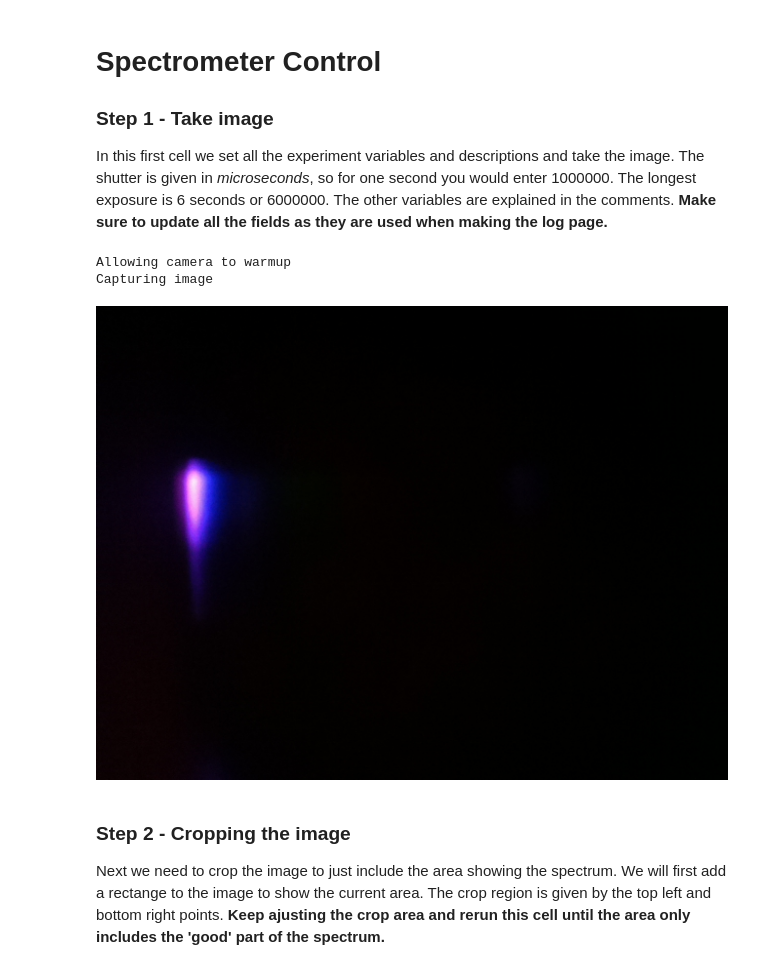
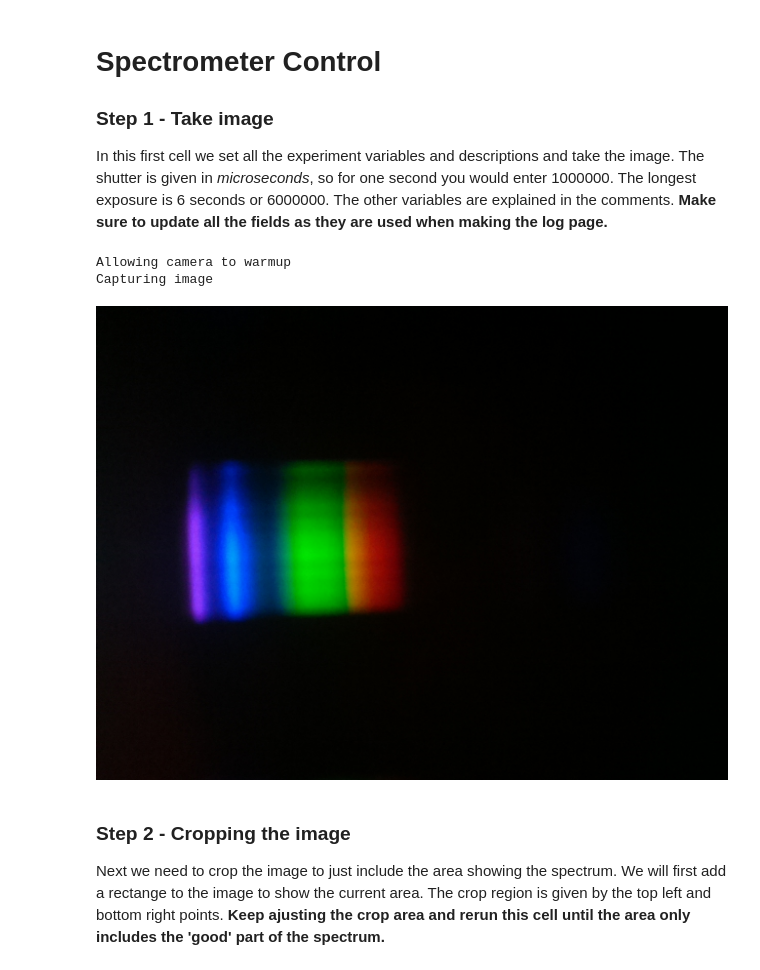
Before and after one commit to ThuviksaM/LegoSpectrometer, a Jupyter notebook: SpectrometerControl.ipynb, the cells around one changed output. Saved outputs shown, nothing was run; the diff lists cells and outputs as text; code cells hidden in the pictures.

```diff
--- a/SpectrometerControl.ipynb
+++ b/SpectrometerControl.ipynb
@@ -176,27 +176,27 @@ In this first cell we set all the experiment variables and descriptions and take
 # %%
 # Change these to match your experiment
 
-lightSource        = "MingQun Invisible Ink Pen's Black Light"
+lightSource        = "MingQun Invisible Ink Pen's Black Light and Sparrow mini flashlight"
 scientistName      = "Thuviksa Mathialakan"
 transmissionSample = "None"
 experimentNotes    = '''
-Black light used.
+Black light and white light used.
 Tracing paper between light source and light entrance.
 This is for a spectrum combination experiment.
 No sample used.
 '''
 measurementTaken = strftime("%Y%m%d-%H%M%S")
 
 # Exposure time
 shutter = 50001
 
 # Take the image, save and display
 raw = takePicture(shutter)
 raw
 # %% [output]
 Allowing camera to warmup
 Capturing image
-[figure, old version]
+[figure, new version]
 # %% [markdown]
 ### Step 2 - Cropping the image
 
```
Also changed, not shown: parts of 6 cells of this notebook, 7 other files.
